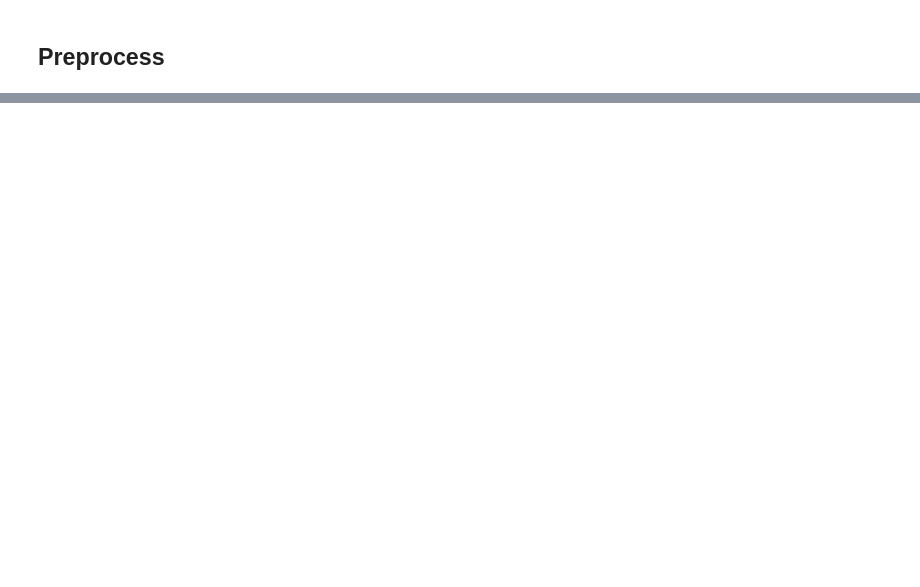
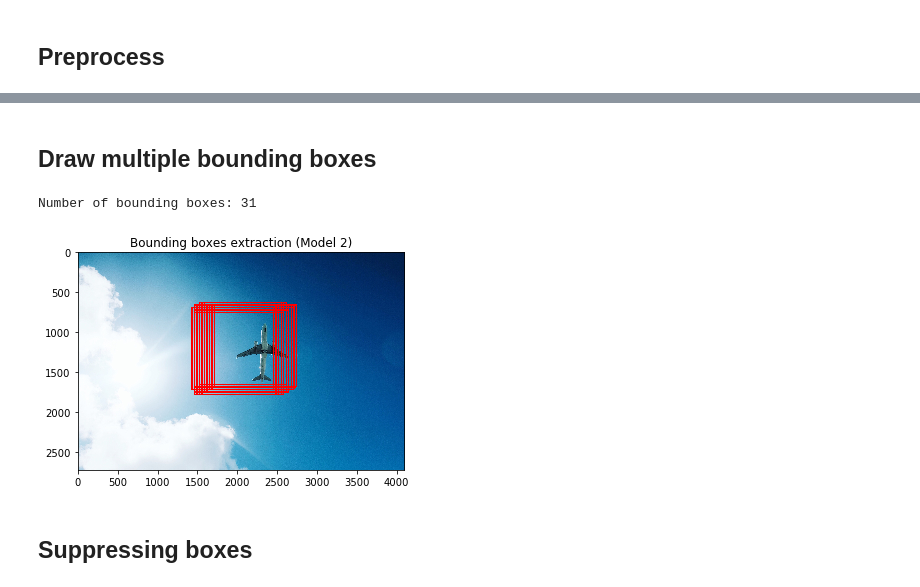
Before and after one commit to basharbme/object_detection, a Jupyter notebook: notebooks/object_detection.ipynb, the cells around one changed output, grey strips where cells are left out. Saved outputs shown, nothing was run; the diff lists cells and outputs as text; code cells hidden in the pictures; blank space fills up the shorter version.

```diff
--- a/notebooks/object_detection.ipynb
+++ b/notebooks/object_detection.ipynb
@@ -92,0 +184,3 @@ img_1_proc /= 255
+# %%
+idx_matrix_x = pickle.load(open(filename_1, 'rb'))
+prob_matrix_x = pickle.load(open(filename_2, 'rb'))
@@ -92,0 +189,30 @@ img_1_proc /= 255
+# %%
+prob_array_x = prob_matrix_x.flatten(order = "C")
+
+location_x = []
+
+# size
+n_prob_height = prob_matrix_x.shape[0]
+n_prob_width = prob_matrix_x.shape[1]
+ratio_height = (img_1.size[1] - input_size * RESIZE + 1) / n_prob_height
+ratio_width = (img_1.size[0] - input_size * RESIZE + 1) / n_prob_width
+
+
+for i in range(n_prob_height):
+    for j in range(n_prob_width):
+        tmp = [int(np.round(i * ratio_height, decimals = 0)),
+               int(np.round(j * ratio_width, decimals = 0)),
+               int(input_size * RESIZE + np.round(i * ratio_height, decimals = 0)),
+               int(input_size * RESIZE + np.round(j * ratio_width, decimals = 0))]
+
+        # adjust edges
+        #tmp = [160 if point > 160 else point for point in tmp
+
+        # store location infomation
+        location_x.append(tmp)
+
+# number of bounding boxes with prespecified cutoff
+print(sum(prob_array_x > cutoff))
+
+confident_location_x = np.array(location_x)[prob_array_x > cutoff]
+print(confident_location_x)
@@ -92,0 +237,19 @@ img_1_proc /= 255
+# %% [markdown]
+## Draw multiple bounding boxes
+# %%
+print("Number of bounding boxes:", sum(prob_array_x > cutoff))
+
+tmp_x = np.copy(np.array(img_1))
+
+for pt1_1, pt1_2, pt2_1, pt2_2 in confident_location_x:
+    tmp_x = cv2.rectangle(img = tmp_x, pt1 = (pt1_2, pt1_1), pt2 = (pt2_2, pt2_1), color = (255, 0, 0), thickness = 15)
+
+plt.imshow(tmp_x)
+plt.title(title_3)
+plt.savefig(imagename_3)
+plt.show()
+# %% [output]
+Number of bounding boxes: 31
+[figure, added]
+# %% [markdown]
+## Suppressing boxes
```
Also changed, not shown: parts of 21 cells of this notebook.
